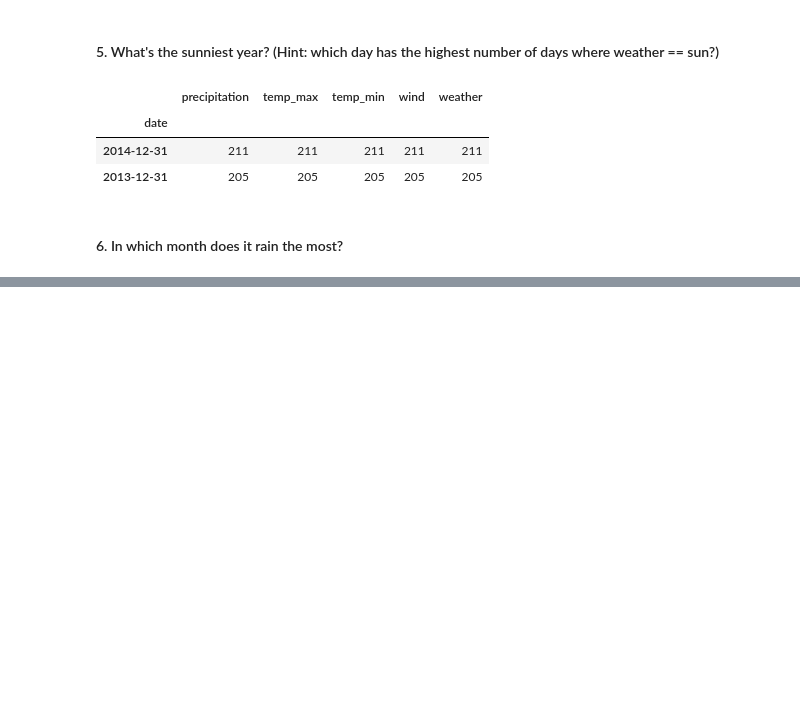
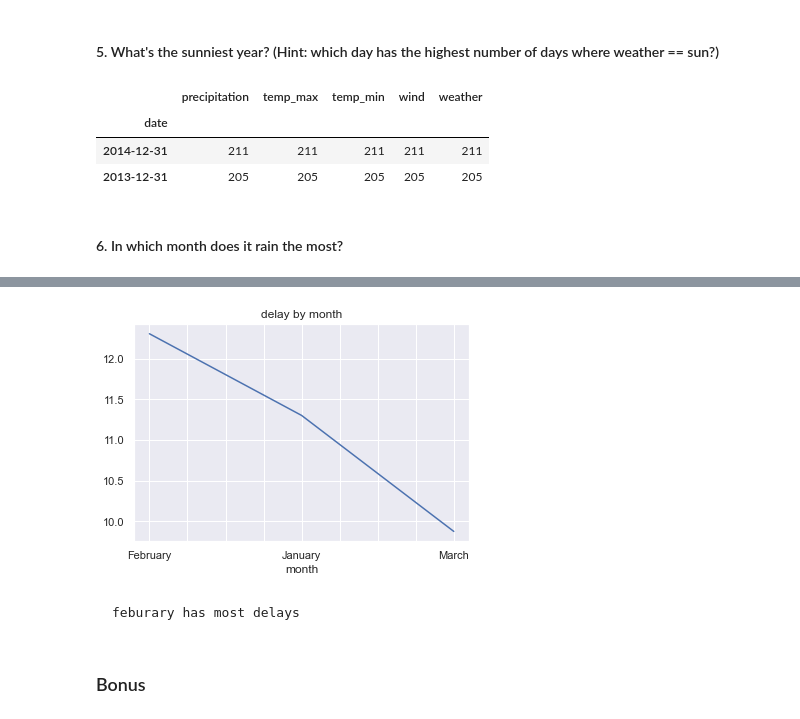
Before and after one commit to rajeshlamichhane04/time-series-exercises, a Jupyter notebook: Working with Time Series Data.ipynb, the cells around one changed output, grey strips where cells are left out. Drawn from its saved outputs; the diff is of its cells as text; code cells hidden in the pictures; blank space fills up the shorter version.

Commit message:
need to do bonus

```diff
--- a/Working with Time Series Data.ipynb
+++ b/Working with Time Series Data.ipynb
@@ -297,0 +446,9 @@ df.head(1)
+# %%
+df.groupby("month").delay.mean().plot(title = "delay by month")
+plt.show()
+# %% [output]
+[figure, added]
+# %% [markdown]
+    feburary has most delays
+# %% [markdown]
+### Bonus
```
Also changed, not shown: parts of 34 cells of this notebook.
